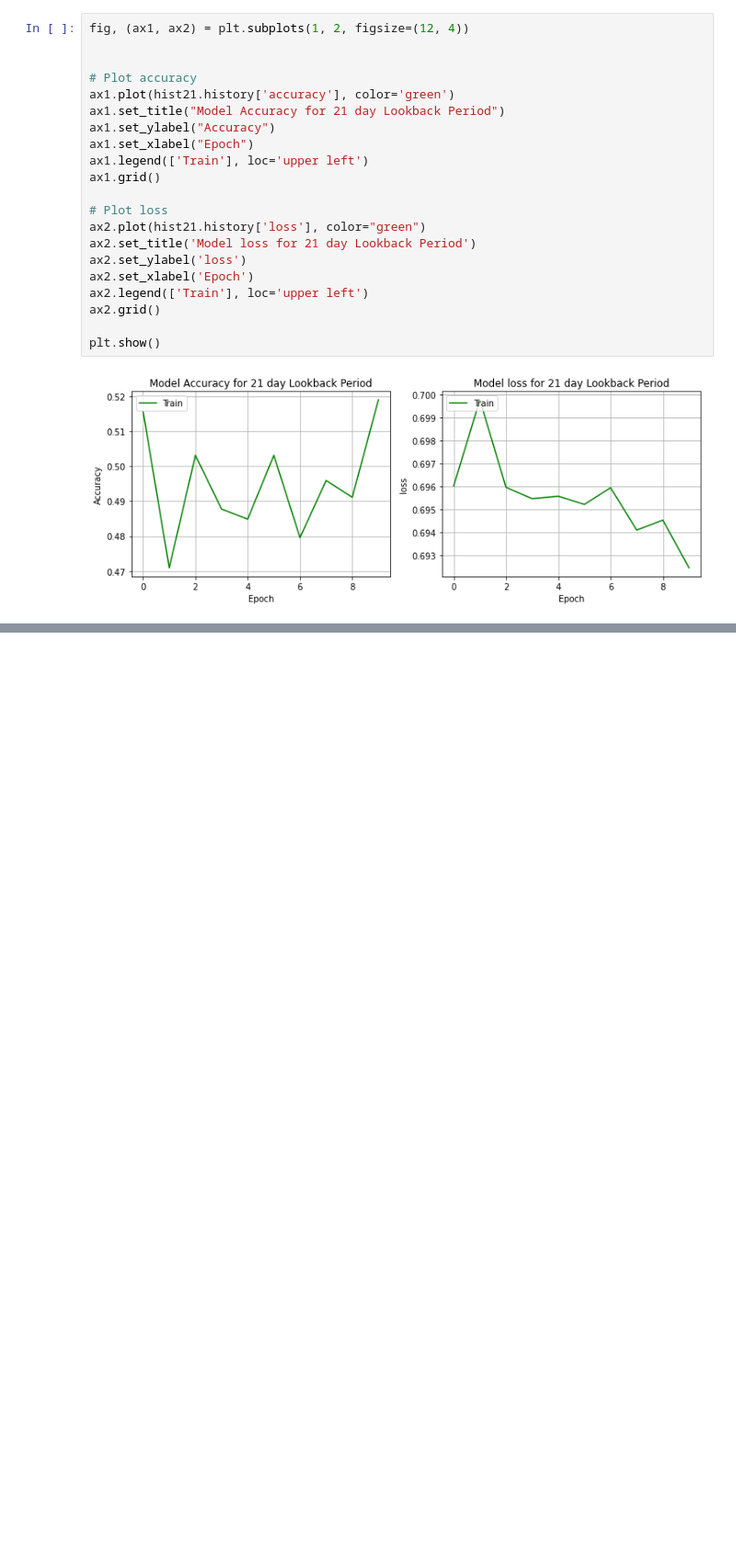
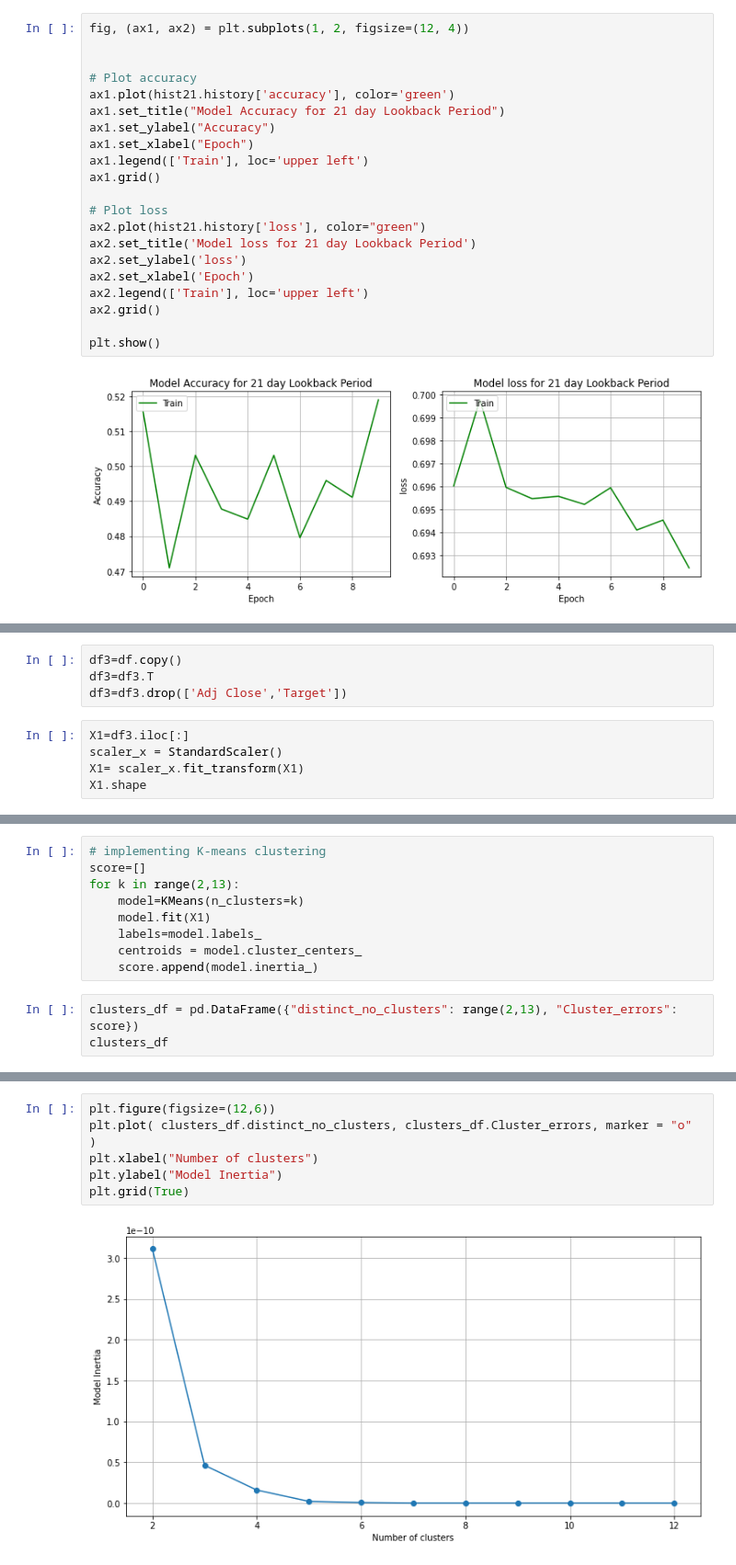
Before and after one commit to fabulouskorex/Capstone-Project, a Jupyter notebook: Deep_Learning_in_Finance.ipynb, the cells around one changed output, grey strips where cells are left out. Shown at 92% size. Drawn from its saved outputs; the diff is of its cells as text; blank space fills up the shorter version.

```diff
--- a/Deep_Learning_in_Finance.ipynb
+++ b/Deep_Learning_in_Finance.ipynb
@@ -2022,0 +2173,9 @@ plt.show()
+# %%
+df3=df.copy()
+df3=df3.T
+df3=df3.drop(['Adj Close','Target'])
+# %%
+X1=df3.iloc[:]
+scaler_x = StandardScaler()
+X1= scaler_x.fit_transform(X1)
+X1.shape
@@ -2022,0 +2184,12 @@ plt.show()
+# %%
+# implementing K-means clustering
+score=[]
+for k in range(2,13):
+    model=KMeans(n_clusters=k)
+    model.fit(X1)
+    labels=model.labels_
+    centroids = model.cluster_centers_
+    score.append(model.inertia_)
+# %%
+clusters_df = pd.DataFrame({"distinct_no_clusters": range(2,13), "Cluster_errors": score})
+clusters_df
@@ -2022,0 +2209,8 @@ plt.show()
+# %%
+plt.figure(figsize=(12,6))
+plt.plot( clusters_df.distinct_no_clusters, clusters_df.Cluster_errors, marker = "o" )
+plt.xlabel("Number of clusters")
+plt.ylabel("Model Inertia")
+plt.grid(True)
+# %% [output]
+[figure, added]
```
Also changed, not shown: parts of 90 cells of this notebook.
